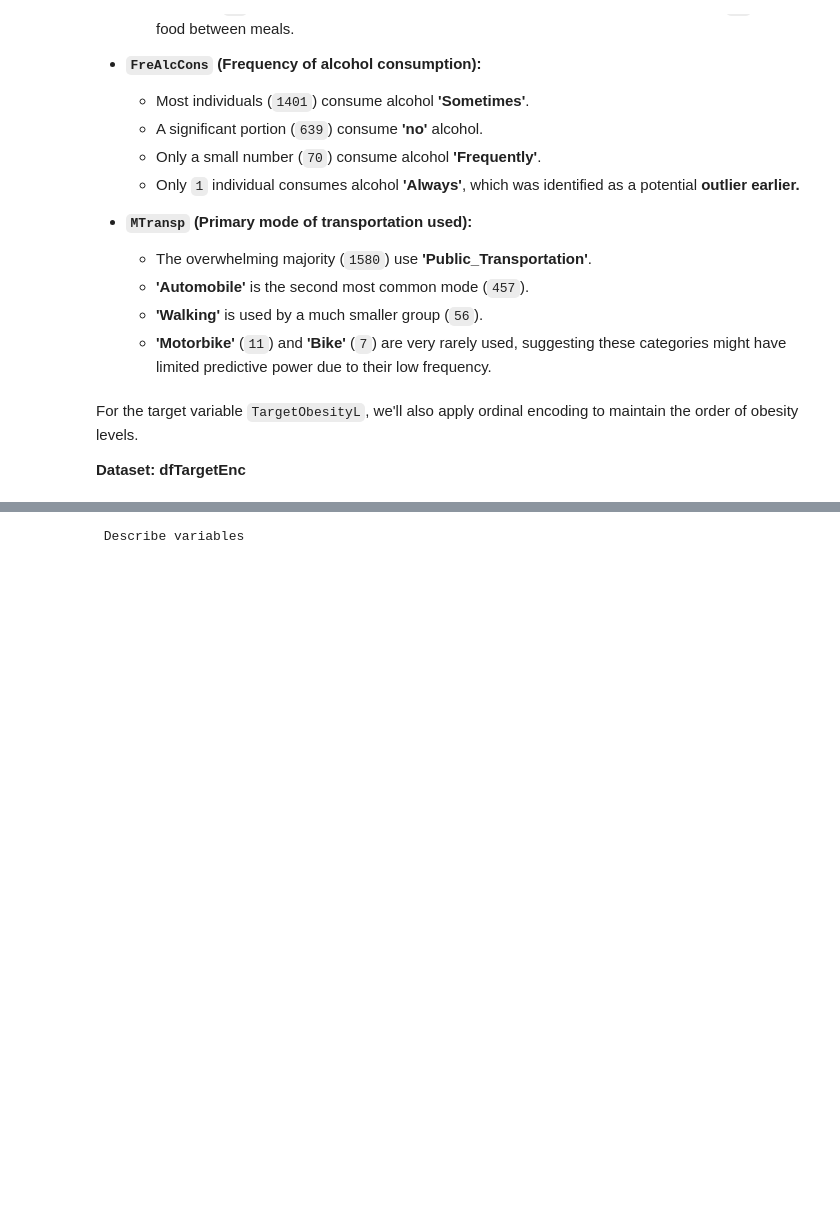
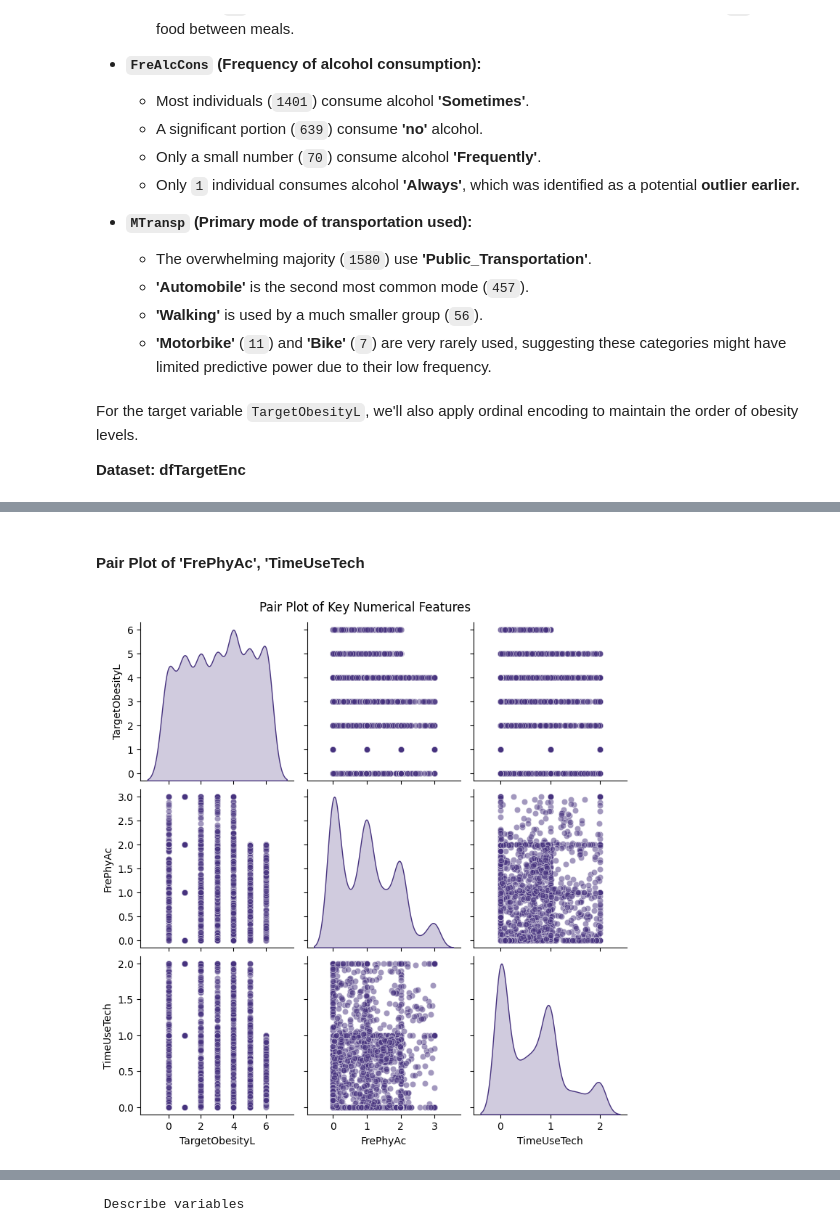
Before and after one commit to MInesGomes/DataScienceObesityLevels, a Jupyter notebook: DSGroup2.ipynb, the cells around one changed output, grey strips where cells are left out. Saved outputs shown, nothing was run; the diff lists cells and outputs as text; code cells hidden in the pictures; blank space fills up the shorter version.

```diff
--- a/DSGroup2.ipynb
+++ b/DSGroup2.ipynb
@@ -626,0 +563,21 @@ sns.heatmap(dfCorr, annot=True, fmt = '.1g')
+# %% [markdown]
+#### Pair Plot of 'FrePhyAc', 'TimeUseTech
+# %%
+# Pair Plot visualization code
+
+selec_cols = ['TargetObesityL','FrePhyAc', 'TimeUseTech']
+    # 'MTransp_Automobile', 'MTransp_Bike', 'MTransp_Motorbike',
+    # 'MTransp_Public_Transportation', 'MTransp_Walking'
+
+    #  'MonitorDailyCal', TODO REMOVE
+
+    # 'FamHist',
+df_pairplot = dfClean[selec_cols].apply(pd.to_numeric, errors='coerce')
+df_pairplot = df_pairplot[np.isfinite(df_pairplot).all(axis=1)]
+
+# Generate the pairplot
+sns.pairplot(df_pairplot, kind="scatter", diag_kind="kde", plot_kws={'alpha': 0.5})
+plt.suptitle("Pair Plot of 'FrePhyAc', 'TimeUseTech'", y=1.02)
+plt.show()
+# %% [output]
+[figure, added]
```
Also changed, not shown: parts of 108 cells of this notebook.
